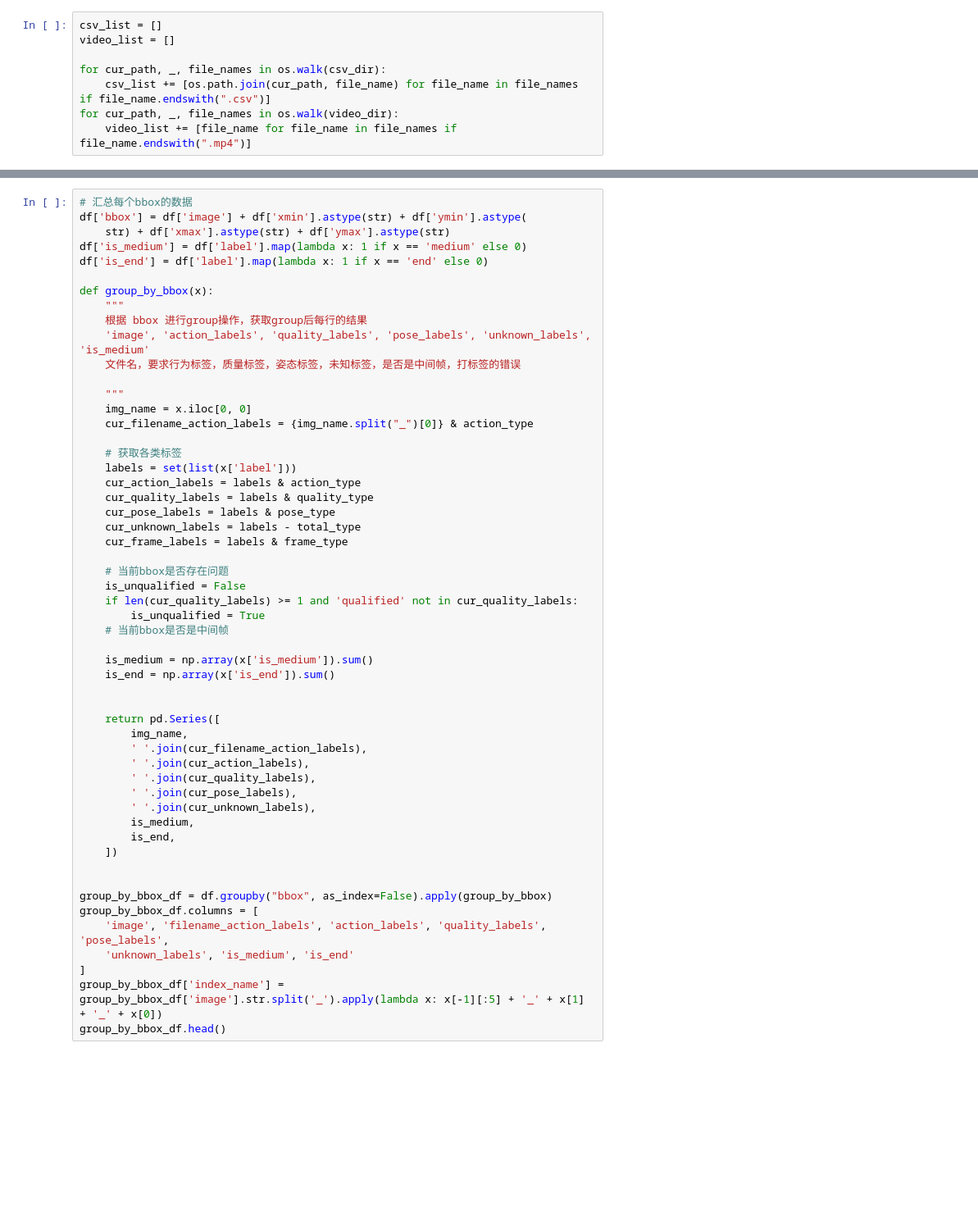
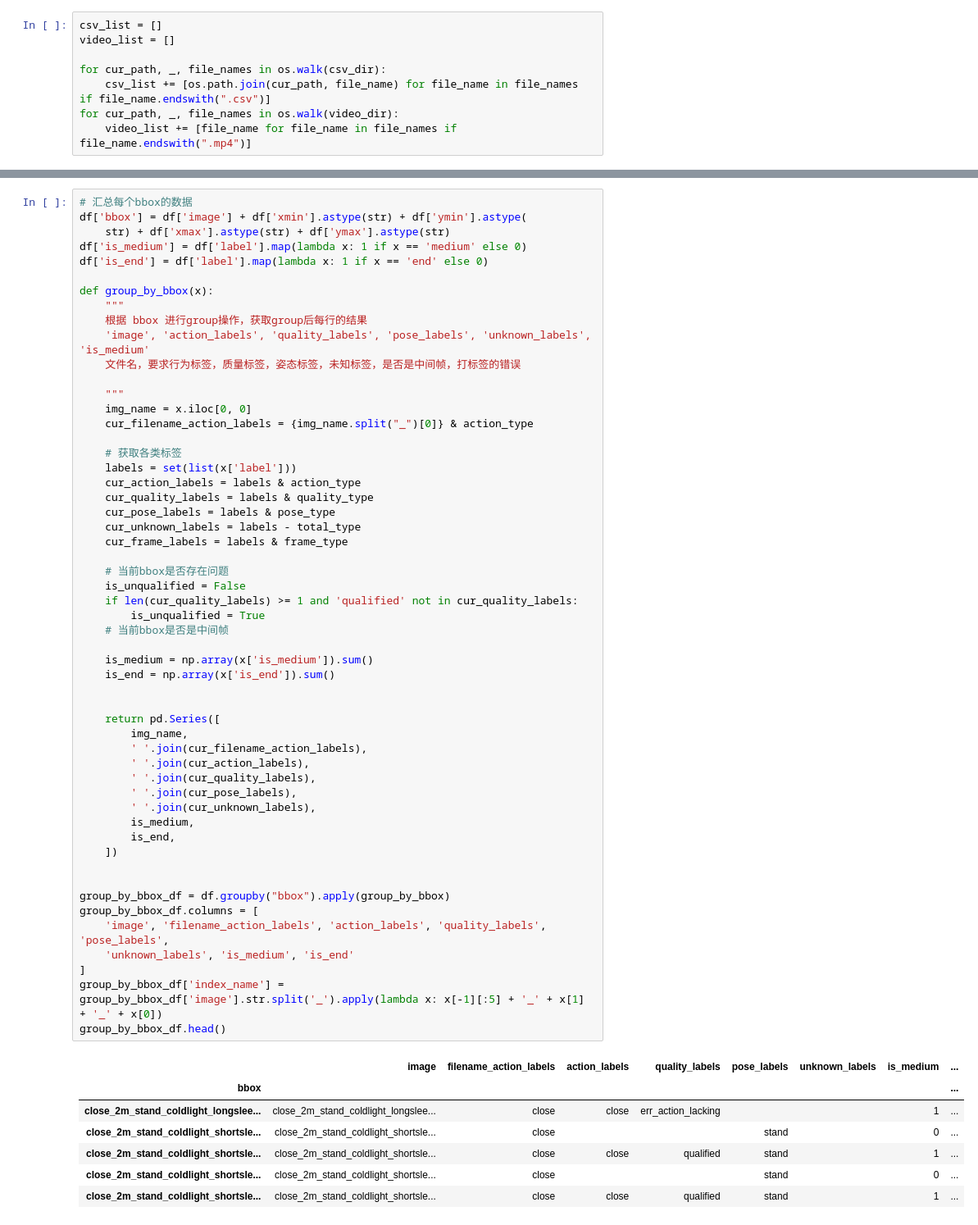
Before and after one commit to irvingzhang0512/action_dataset_summary, a Jupyter notebook: summary.ipynb, the cells around one changed output, grey strips where cells are left out. Shown: that part at 82% size. Drawn from its saved outputs; the diff is of its cells as text; blank space fills up the shorter version.

```diff
--- a/summary.ipynb
+++ b/summary.ipynb
@@ -138,34 +145,42 @@ def group_by_bbox(x):
     cur_frame_labels = labels & frame_type
 
     # 当前bbox是否存在问题
     is_unqualified = False
     if len(cur_quality_labels) >= 1 and 'qualified' not in cur_quality_labels:
         is_unqualified = True
     # 当前bbox是否是中间帧
 
     is_medium = np.array(x['is_medium']).sum()
     is_end = np.array(x['is_end']).sum()
 
 
     return pd.Series([
         img_name,
         ' '.join(cur_filename_action_labels),
         ' '.join(cur_action_labels),
         ' '.join(cur_quality_labels),
         ' '.join(cur_pose_labels),
         ' '.join(cur_unknown_labels),
         is_medium,
         is_end,
     ])
 
 
-group_by_bbox_df = df.groupby("bbox", as_index=False).apply(group_by_bbox)
+group_by_bbox_df = df.groupby("bbox").apply(group_by_bbox)
 group_by_bbox_df.columns = [
     'image', 'filename_action_labels', 'action_labels', 'quality_labels', 'pose_labels',
     'unknown_labels', 'is_medium', 'is_end'
 ]
 group_by_bbox_df['index_name'] = group_by_bbox_df['image'].str.split('_').apply(lambda x: x[-1][:5] + '_' + x[1] + '_' + x[0])
 group_by_bbox_df.head()
+# %% [output]
+|  | image | filename_action_labels | action_labels | quality_labels | pose_labels | unknown_labels | is_medium | ... |
+| bbox |  |  |  |  |  |  |  | ... |
+| close_2m_stand_coldlight_longslee... | close_2m_stand_coldlight_longslee... | close | close | err_action_lacking |  |  | 1 | ... |
+| close_2m_stand_coldlight_shortsle... | close_2m_stand_coldlight_shortsle... | close |  |  | stand |  | 0 | ... |
+| close_2m_stand_coldlight_shortsle... | close_2m_stand_coldlight_shortsle... | close | close | qualified | stand |  | 1 | ... |
+| close_2m_stand_coldlight_shortsle... | close_2m_stand_coldlight_shortsle... | close |  |  | stand |  | 0 | ... |
+| close_2m_stand_coldlight_shortsle... | close_2m_stand_coldlight_shortsle... | close | close | qualified | stand |  | 1 | ... |
 # %%
 # 可能出现的问题
 
```
Also changed, not shown: parts of 5 cells of this notebook, 3 other files.
